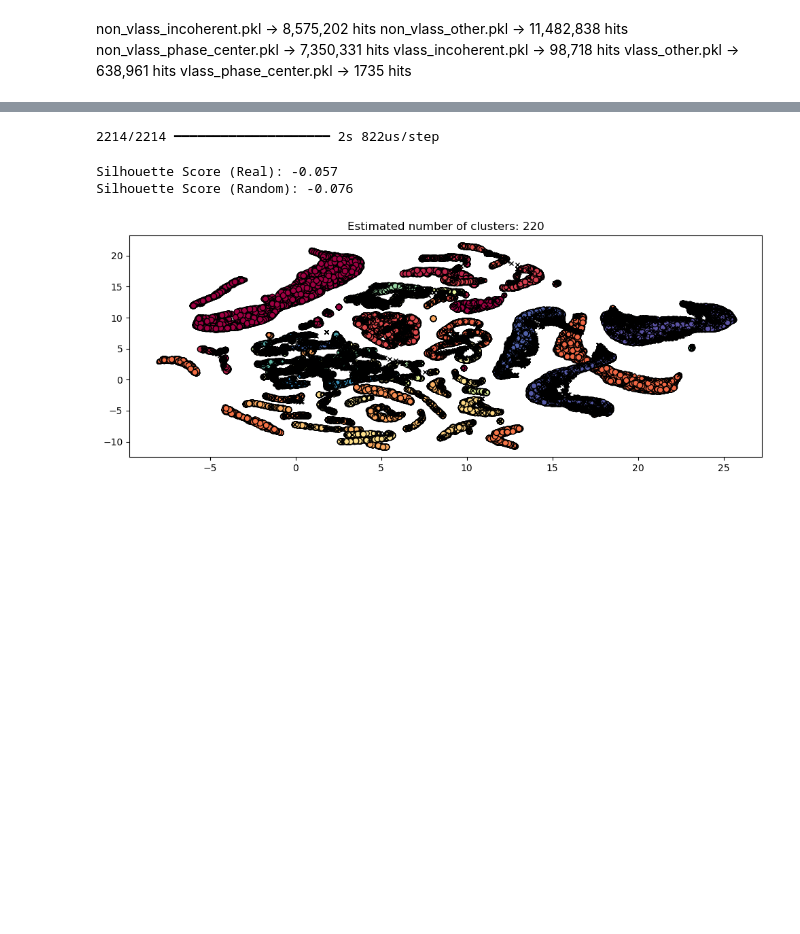
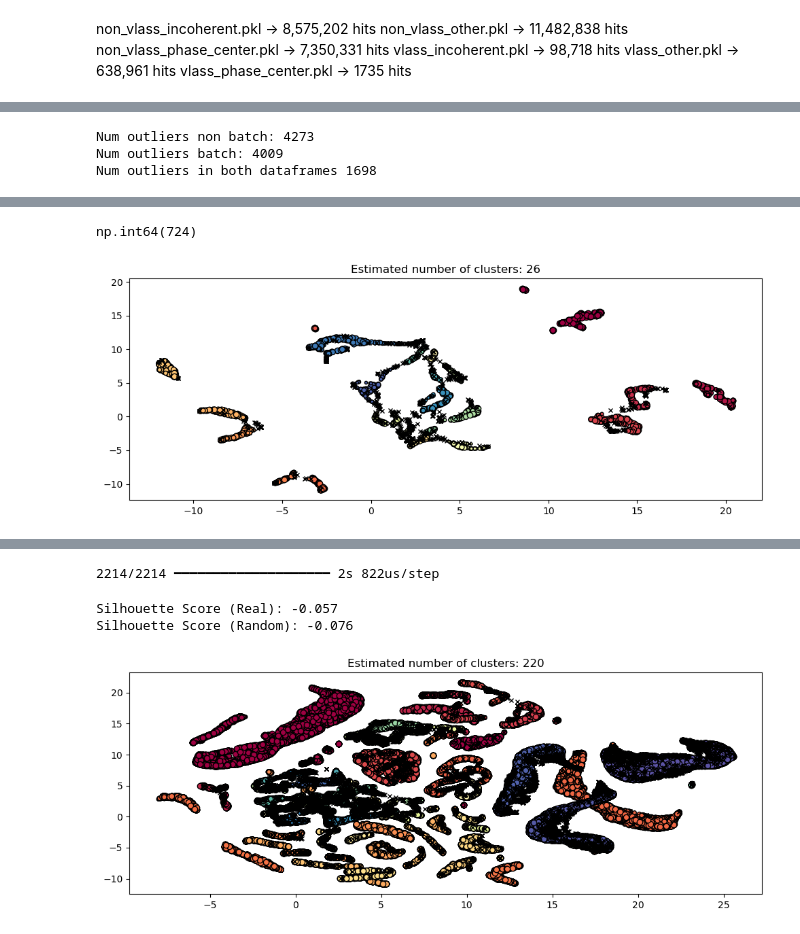
Before and after one commit to jmotamarry/cosmic-testing, a Jupyter notebook: clustering/cosmic_clustering.ipynb, the cells around one changed output, grey strips where cells are left out. Drawn from its saved outputs; the diff is of its cells as text; code cells hidden in the pictures; blank space fills up the shorter version.

```diff
--- a/clustering/cosmic_clustering.ipynb
+++ b/clustering/cosmic_clustering.ipynb
@@ -138,0 +188,21 @@ def cluster(start_index, end_index, dataframe, seed, graph=True):
+# %%
+print(f'Num outliers non batch: {np.sum(non_batch_run_df['cluster_label'] == -1)}')
+print(f'Num outliers batch: {np.sum(batch_run_df['cluster_label'] == -1)}')
+
+merged_df = pd.merge(batch_run_df, non_batch_run_df, on=['file_uri', 'observation_id', 'source_name', 'beam_id', 'ra_hours',
+       'dec_degrees', 'tstart', 'signal_frequency', 'signal_beam',
+       'signal_drift_rate', 'signal_snr', 'signal_power',
+       'signal_incoherent_power', 'signal_num_timesteps', 'rfi_flag',
+       'flag_strength', 'date', 'config', 'beam_size_arcsec',
+       'rfi_flag_local', 'rfi_flag_global', 'freq_bin', 'drift_bin',
+       'ra_arcsec', 'dec_arcsec', 'rfi_flaging', 'cluster_label',
+       'cluster_probability'], how='inner')
+print(f'Num outliers in both dataframes {np.sum(merged_df['cluster_label'] == -1)}')
+# %% [output]
+Num outliers non batch: 4273
+Num outliers batch: 4009
+Num outliers in both dataframes 1698
+# %%
+# run this to generate cluster graph of whatever range entered
+np.sum(cluster(6000, 9000, df, 50, graph=True)['cluster_label'] == -1)
+# %% [output]
@@ -139 +210,3 @@ def cluster(start_index, end_index, dataframe, seed, graph=True):
+np.int64(724)
+[figure, added]
 # %%
```
Also changed, not shown: parts of 17 cells of this notebook, 3 other files.
